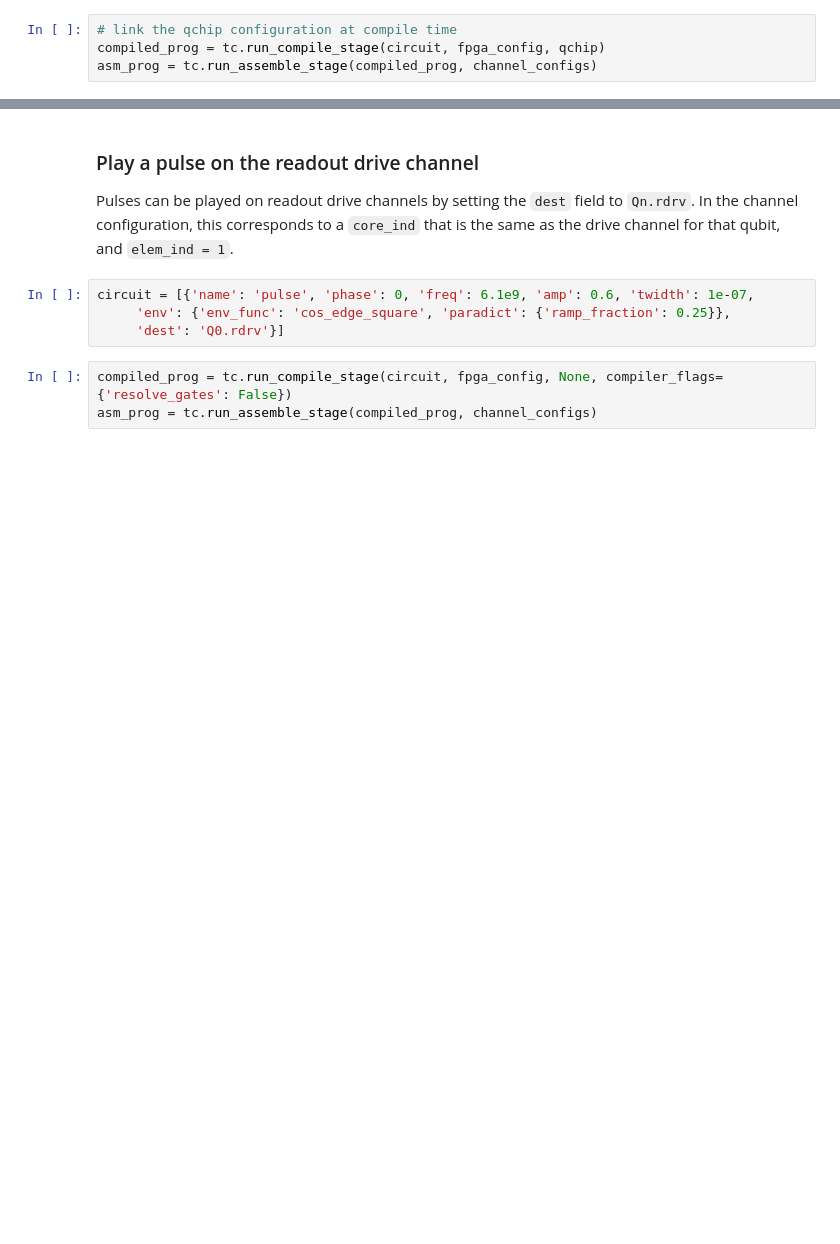
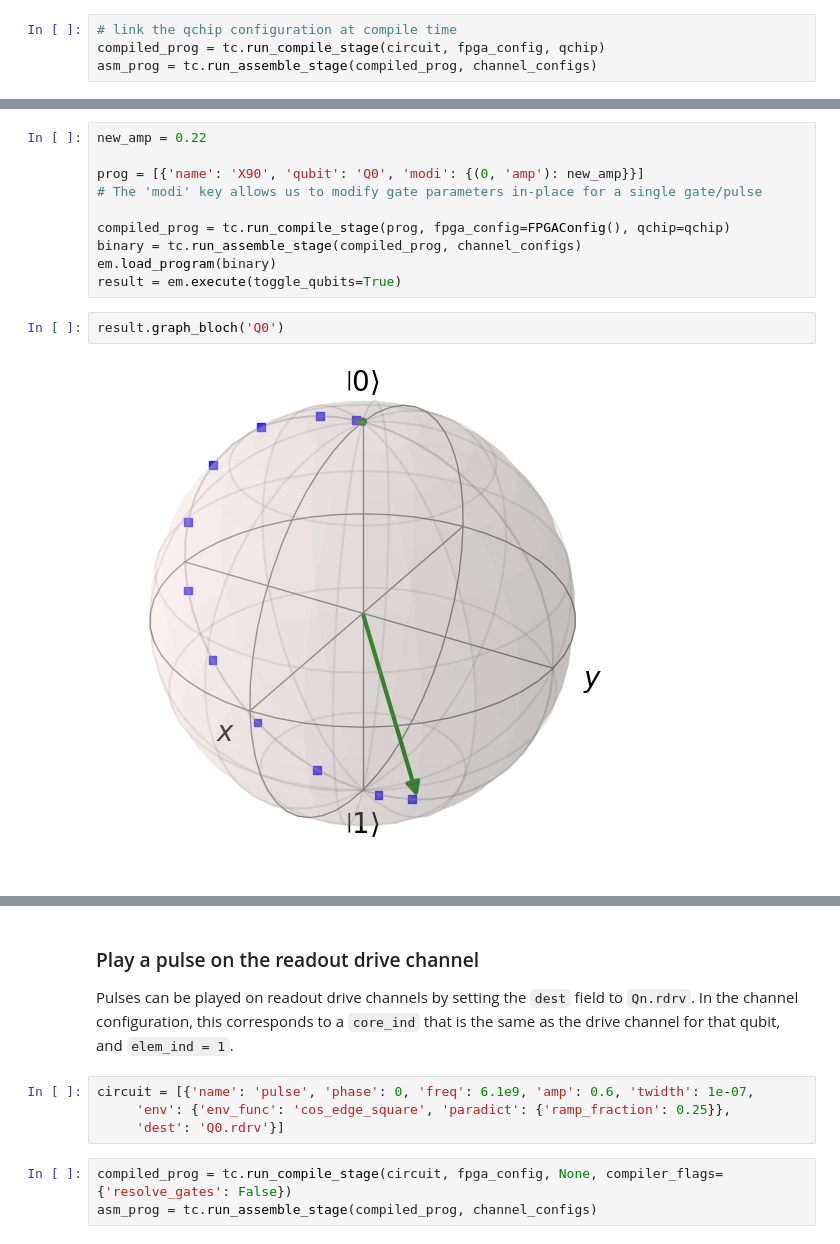
Before and after one commit to ghuangatlbl/qubictutorial, a Jupyter notebook: KEY-Part1a-Simulation.ipynb, the cells around one changed output, grey strips where cells are left out. Saved outputs shown, nothing was run; the diff lists cells and outputs as text; blank space fills up the shorter version.

```diff
--- a/KEY-Part1a-Simulation.ipynb
+++ b/KEY-Part1a-Simulation.ipynb
@@ -448,0 +501,14 @@ result.graph_channel('Q1.qdrv')
+# %%
+new_amp = 0.22
+
+prog = [{'name': 'X90', 'qubit': 'Q0', 'modi': {(0, 'amp'): new_amp}}]
+# The 'modi' key allows us to modify gate parameters in-place for a single gate/pulse
+
+compiled_prog = tc.run_compile_stage(prog, fpga_config=FPGAConfig(), qchip=qchip)
+binary = tc.run_assemble_stage(compiled_prog, channel_configs)
+em.load_program(binary)
+result = em.execute(toggle_qubits=True)
+# %%
+result.graph_bloch('Q0')
+# %% [output]
+[figure, added]
```
Also changed, not shown: parts of 61 cells of this notebook, 2 other files.
